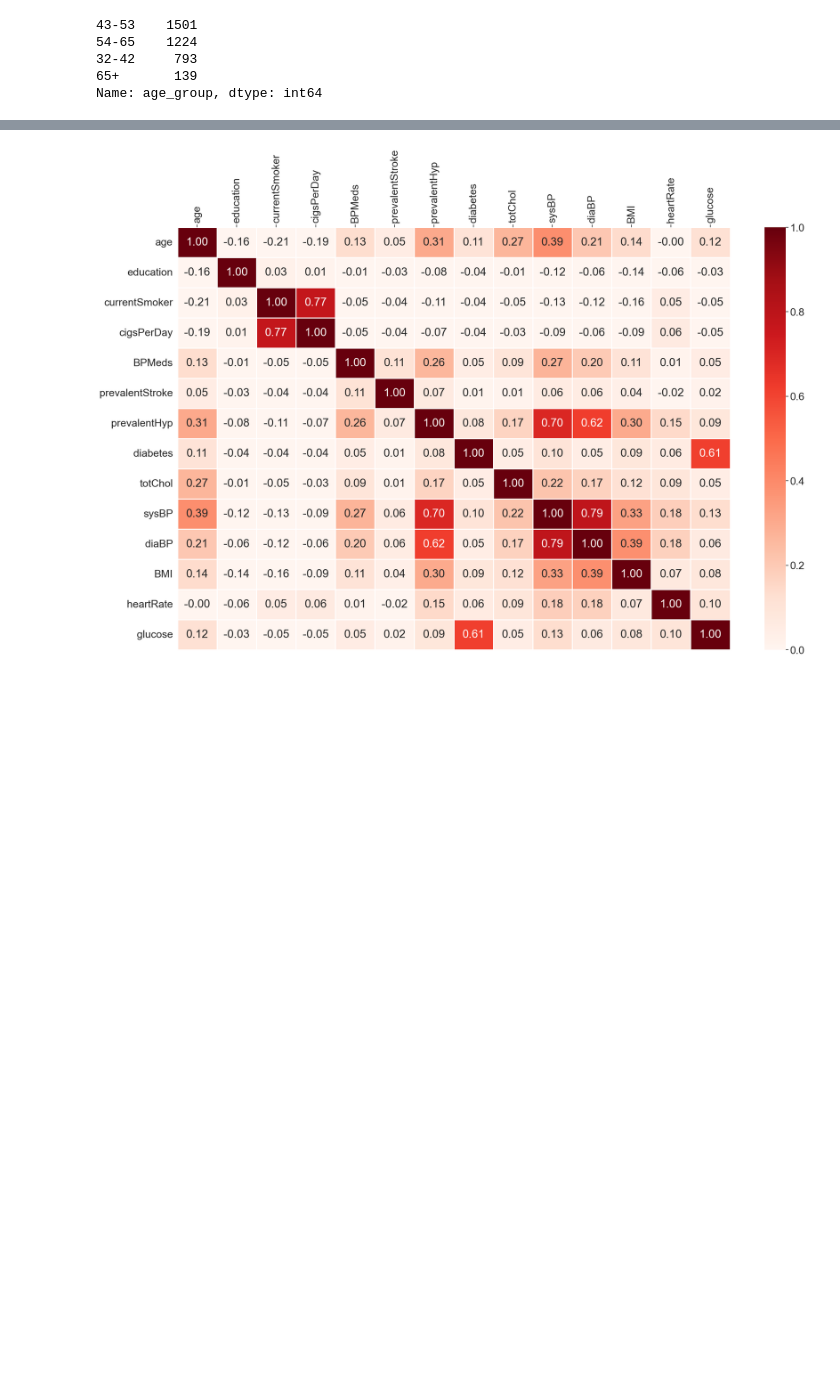
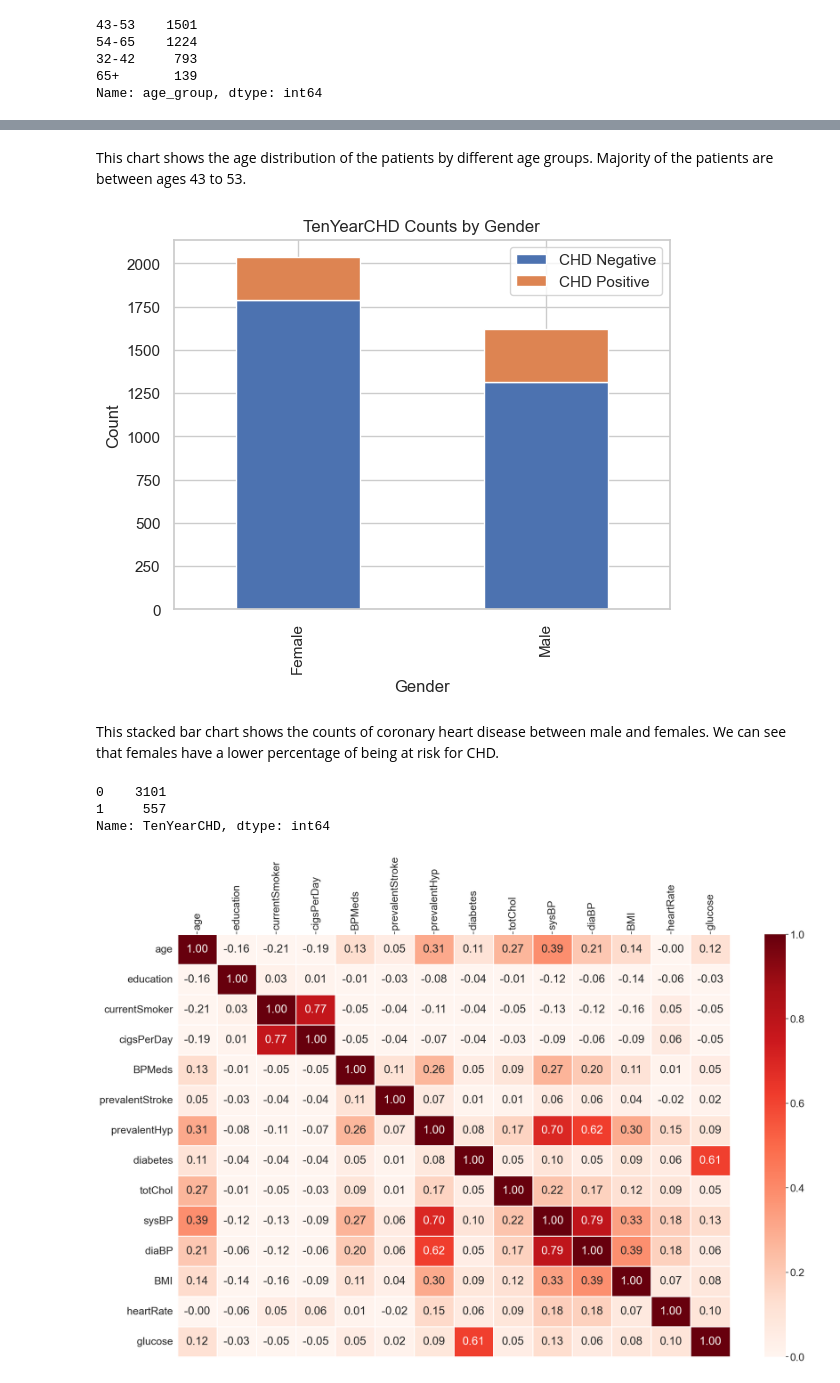
Before and after one commit to joshuasamuel4825/heart-disease-analysis, a Jupyter notebook: heart_analysis.ipynb, the cells around one changed output, grey strips where cells are left out. Cells and saved outputs as stored; diff of their text form; code cells hidden in the pictures; blank space fills up the shorter version.

Commit message:
Added another image

```diff
--- a/heart_analysis.ipynb
+++ b/heart_analysis.ipynb
@@ -213,3 +209,40 @@ plt.show()
+# %% [markdown]
+This chart shows the age distribution of the patients by different age groups. Majority of the patients are between ages 43 to 53.
+# %%
+
+gender_chd_counts = df.groupby('male')['TenYearCHD'].value_counts().unstack().fillna(0)
+
+# Rename columns and index
+gender_chd_counts = gender_chd_counts.rename(columns={0: 'CHD Negative', 1: 'CHD Positive'})
+gender_chd_counts.index = ['Female', 'Male']
+
+# Plot the bar chart
+sns.set(style='whitegrid')
+gender_chd_counts.plot(kind='bar', stacked=True)
+
+# Set labels and title
+plt.xlabel('Gender')
+plt.ylabel('Count')
+plt.title('TenYearCHD Counts by Gender')
+
+# Create custom legend
+handles, labels = plt.gca().get_legend_handles_labels()
+labels = ['CHD Negative', 'CHD Positive']
+plt.legend(handles, labels)
+
+# Show the plot
+plt.savefig('images/chd_counts_gender')
+plt.show()
+# %% [output]
+[figure, added]
+# %% [markdown]
+This stacked bar chart shows the counts of coronary heart disease between male and females. We can see that females have a lower percentage of being at risk for CHD.
+# %%
+df['TenYearCHD'].value_counts()
+# %% [output]
+0    3101
+1     557
+Name: TenYearCHD, dtype: int64
 # %%
 #create correlation heatmap
 corr_df=df.drop(['male', 'TenYearCHD','age_group'], axis=1)
```
Also changed, not shown: parts of 4 cells of this notebook, 2 other files.
